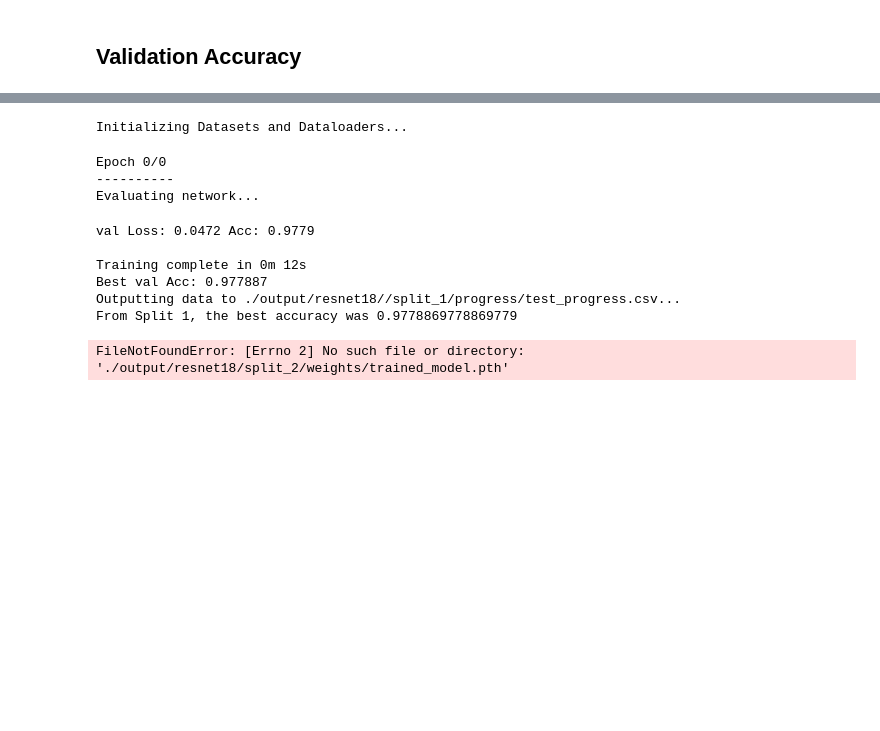
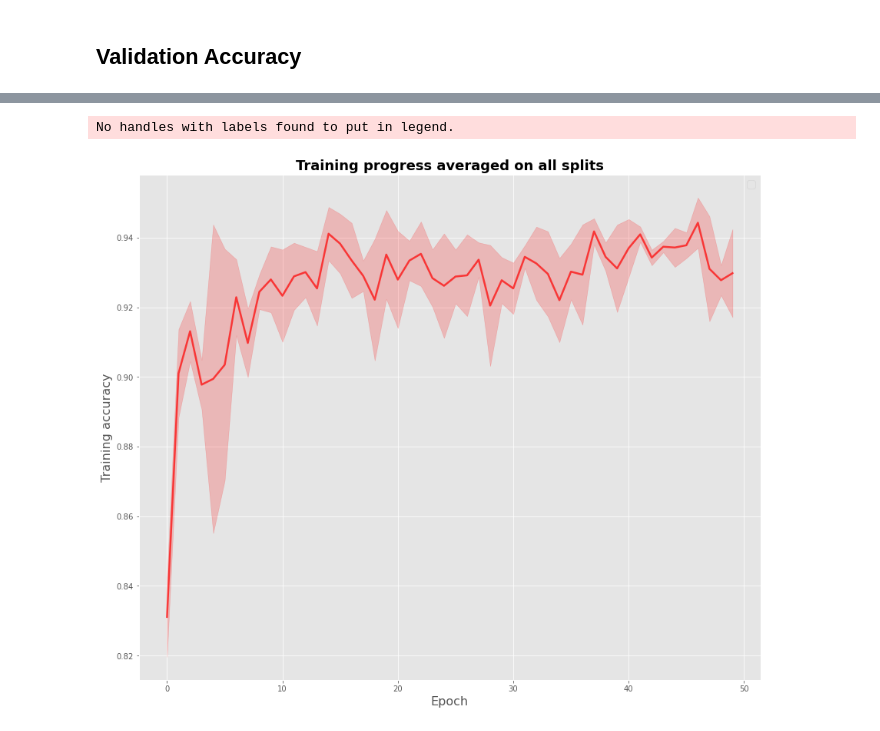
Before and after one commit to federicoarenasl/BoVW-ResNet18-Robustness-Evaluation, a Jupyter notebook: resnet_data_analyser.ipynb, the cells around one changed output, grey strips where cells are left out. Cells and saved outputs as stored; diff of their text form; code cells hidden in the pictures; blank space fills up the shorter version.

```diff
--- a/resnet_data_analyser.ipynb
+++ b/resnet_data_analyser.ipynb
@@ -283,27 +300,15 @@ import torch
-# %%
-# Load pre-trained model
-for split in range(1,4):
-    print(f"### On Split {split} ###")
-    pretrained = torch.load("./output/resnet18/full_split_"+str(split)+"/weights/trained_model.pth")
-    # Instantiate network
-    resnet = ResNet18(1, "./data", "./output/resnet18/",
-                      batch_size=50, num_epochs=1,
-                      num_classes=2, training=False, pretrained_model=pretrained,
-                      feature_extract=True)
-
-    # Train ResNet18
-    best_acc = resnet.run()
-
-    print(f"From Split {split}, the best accuracy was {best_acc}")
-# %% [output]
-Initializing Datasets and Dataloaders...
-Epoch 0/0
-----------
-Evaluating network...
-val Loss: 0.0472 Acc: 0.9779
-
-Training complete in 0m 12s
-Best val Acc: 0.977887
-Outputting data to ./output/resnet18//split_1/progress/test_progress.csv...
-From Split 1, the best accuracy was 0.9778869778869779
-FileNotFoundError: [Errno 2] No such file or directory: './output/resnet18/split_2/weights/trained_model.pth'
+# %%
+# Split 1
+df_full_1 = pd.read_csv('output/resnet18/full_split_1/progress/train_progress.csv')
+# Split 2
+df_full_2 = pd.read_csv('output/resnet18/full_split_2/progress/train_progress.csv')
+# Split 3
+df_full_3 = pd.read_csv('output/resnet18/full_split_3/progress/train_progress.csv')
+# %%
+lr = 0.01
+means_train_full_acc = np.array([df_full_1.train_acc,
+                               df_full_2.train_acc,
+                               df_full_3.train_acc]).mean(axis=0)
+stds_train_full_acc = np.array([df_full_1.train_acc,
+                              df_full_2.train_acc,
+                              df_full_3.train_acc]).std(axis=0)
@@ -309,0 +323,23 @@ FileNotFoundError: [Errno 2] No such file or directory: './output/resnet18/split
+# %%
+plt.figure(figsize=(12, 10))
+axes = plt.gca()
+plt.title(f"Training progress averaged on all splits", size=18, fontweight="bold")
+plt.plot(x_values, means_train_full_acc, "-", alpha=0.7, color="red", linewidth=2.5)
+plt.fill_between(
+    x_values,
+    means_train_full_acc - stds_train_full_acc,
+    means_train_full_acc + stds_train_full_acc,
+    alpha=0.2,
+    antialiased=True,
+    color="red",
+)
+
+plt.legend(loc="best", fontsize=14)
+plt.xlabel("Epoch", fontsize=16)
+plt.ylabel("Training accuracy", fontsize=16)
+plt.tight_layout(pad=0.3)
+plt.savefig('figs/resnet18/train_acc_all_full_splits.png')
+plt.show()
+# %% [output]
+No handles with labels found to put in legend.
+[figure, added]
```
Also changed, not shown: parts of 9 cells of this notebook, 1 other file.
